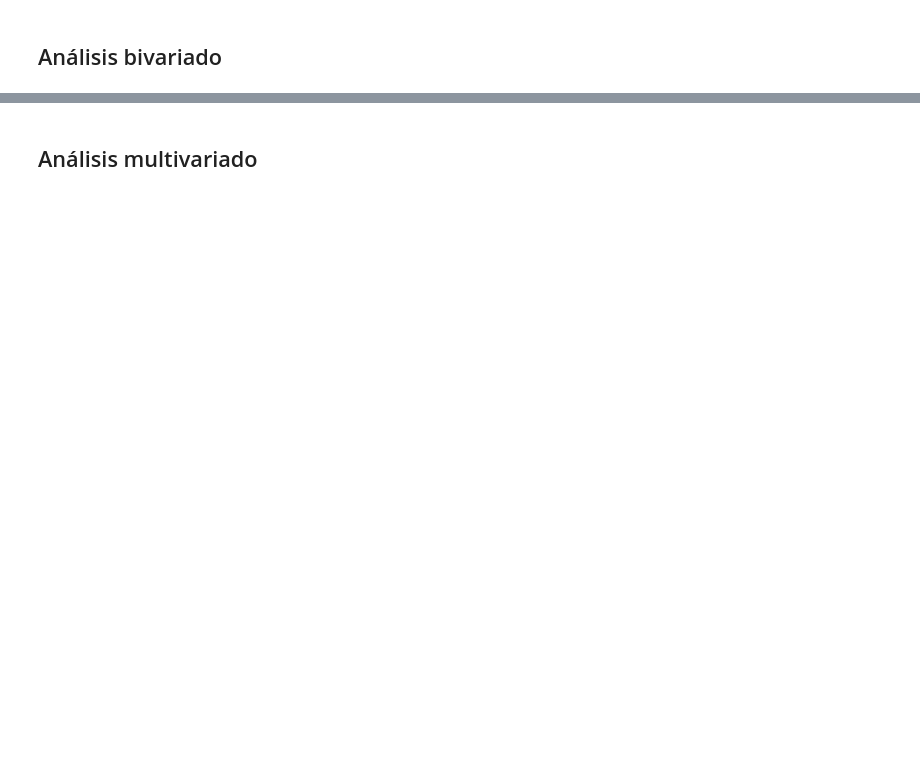
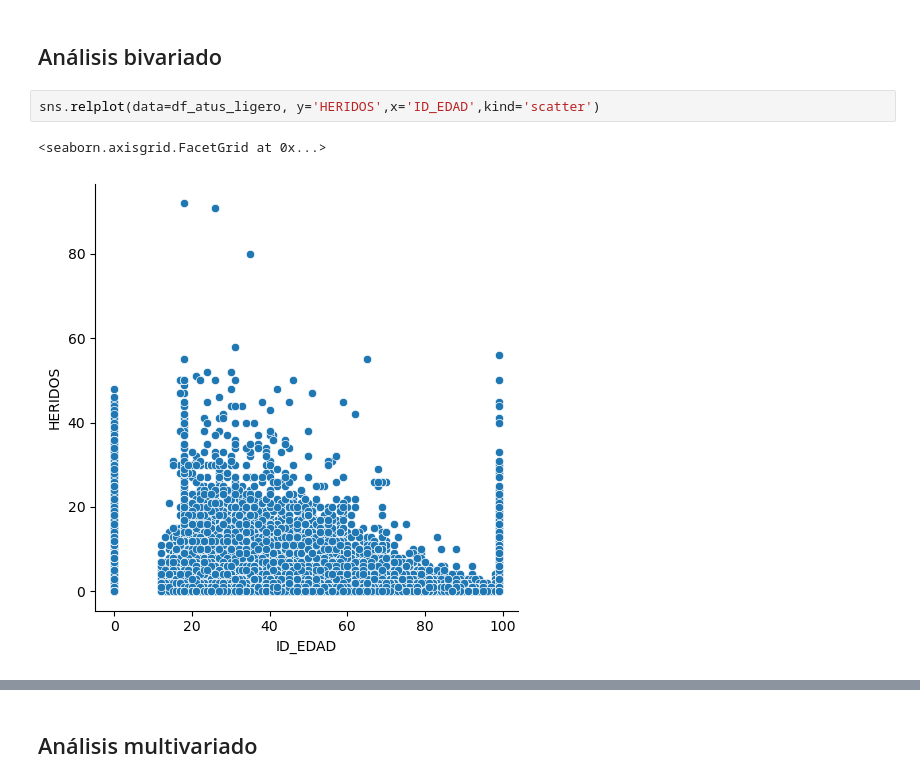
Before and after one commit to DRACDARKTIME/traffic-accidents-mx-1997-2023, a Jupyter notebook: notebooks/1.2-drac-analisis.ipynb, the cells around one changed output, grey strips where cells are left out. Cells and saved outputs as stored; diff of their text form; blank space fills up the shorter version.

```diff
--- a/notebooks/1.2-drac-analisis.ipynb
+++ b/notebooks/1.2-drac-analisis.ipynb
@@ -29,2 +120,7 @@ sns.catplot(
 # %% [markdown]
 ## Análisis bivariado
+# %%
+sns.relplot(data=df_atus_ligero, y='HERIDOS',x='ID_EDAD',kind='scatter')
+# %% [output]
+<seaborn.axisgrid.FacetGrid at 0x...>
+[figure, added]
```
Also changed, not shown: parts of 21 cells of this notebook, 1 other file.
